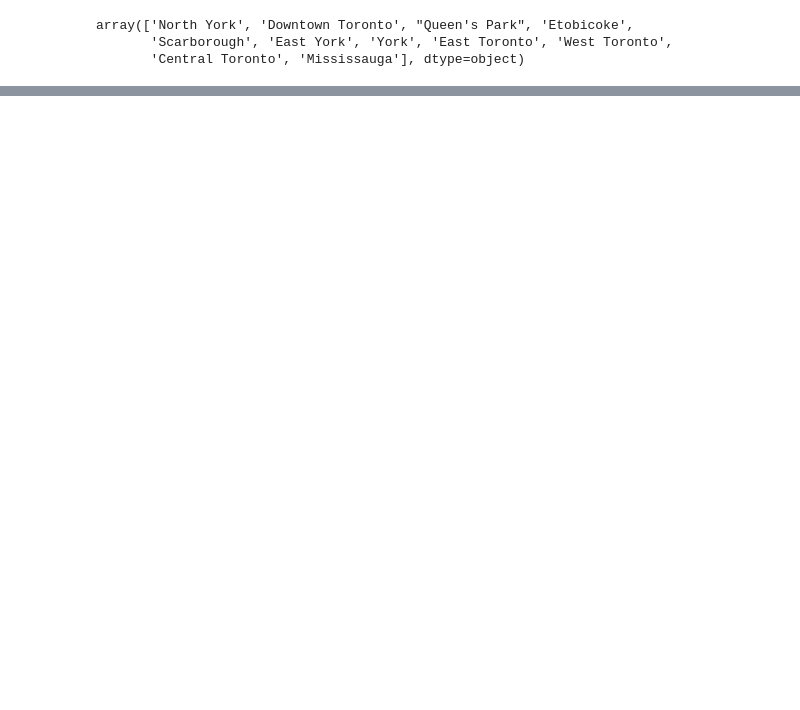
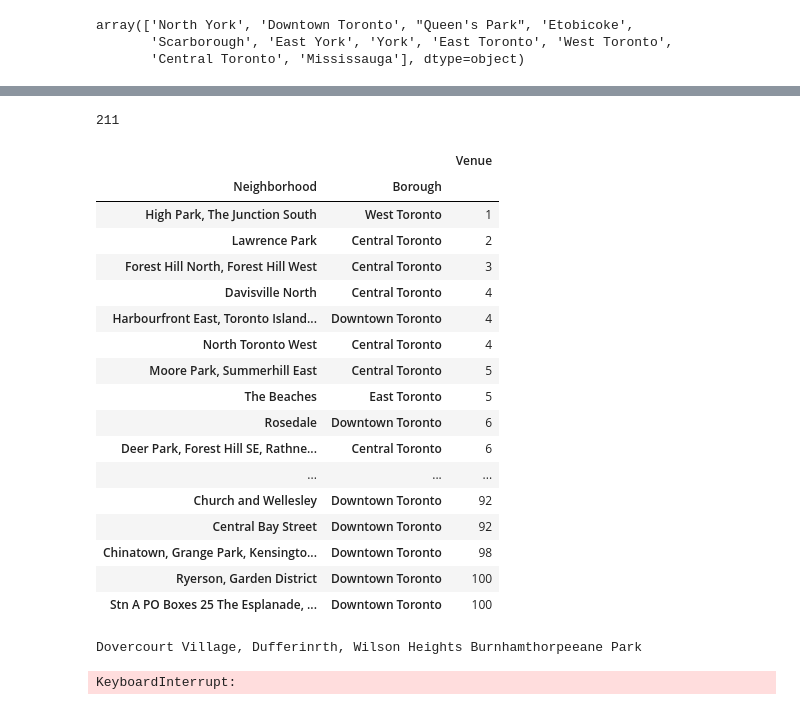
Before and after one commit to rareal/Coursera_Capstone, a Jupyter notebook: Toronto_neigh_Cluster.ipynb, the cells around one changed output, grey strips where cells are left out. Cells and saved outputs as stored; diff of their text form; code cells hidden in the pictures; blank space fills up the shorter version.

```diff
--- a/Toronto_neigh_Cluster.ipynb
+++ b/Toronto_neigh_Cluster.ipynb
@@ -87,0 +257,12 @@ foursquare_cred = pd.read_csv('foursquare_cred') # saved locally and ignored in
+# %%
+# function that extracts the category of the venue
+def get_category_type(row):
+    try:
+        categories_list = row['categories']
+    except:
+        categories_list = row['venue.categories']
+
+    if len(categories_list) == 0:
+        return None
+    else:
+        return categories_list[0]['name']
@@ -87,0 +292,27 @@ foursquare_cred = pd.read_csv('foursquare_cred') # saved locally and ignored in
+# %%
+def getNearbyVenues(Borough, Neighborhood, latitudes, longitudes, radius=500):
+    venues_list=[]
+    for Borough, Neighborhood, lat, lng in zip(Borough, Neighborhood, latitudes, longitudes):
+        print(Neighborhood,end='\r')
+        # create the API request URL
+        url = 'https://api.foursquare.com/v2/venues/explore?&client_id={}&client_secret={}&v={}&ll={},{}&radius={}&limit={}'.format(
+            CLIENT_ID, CLIENT_SECRET,VERSION,lat,lng,radius,LIMIT)
+        # make the GET request
+        results = requests.get(url).json()["response"]['groups'][0]['items']
+        # return only relevant information for each nearby venue
+        venues_list.append([(
+            Borough, Neighborhood,
+            lat,
+            lng,
+            v['venue']['name'],
+            v['venue']['location']['lat'],
+            v['venue']['location']['lng'],
+            v['venue']['categories'][0]['name']) for v in results])
+    nearby_venues = pd.DataFrame([item for venue_list in venues_list for item in venue_list])
+    nearby_venues.columns = ['Borough','Neighborhood','Neighborhood Latitude','Neighborhood Longitude',
+                             'Venue','Venue Latitude','Venue Longitude', 'Venue Category']
+    return(nearby_venues)
+# %%
+toronto_venues = getNearbyVenues(dbto_gr_joined2.Borough,dbto_gr_joined2.Neighbourhood,
+                                   dbto_gr_joined2.Latitude,
+                                   dbto_gr_joined2.Longitude)
@@ -87,0 +370,36 @@ foursquare_cred = pd.read_csv('foursquare_cred') # saved locally and ignored in
+# %%
+# unique venue categories
+len(toronto_venues['Venue Category'].unique())
+# %% [output]
+211
+# %%
+toronto_venues2 = toronto_venues.copy()
+toronto_venues2['Borough'] = [dbto_gr_joined2.Borough[dbto_gr_joined2.Neighbourhood==x].values[0] for x in toronto_venues.Neighborhood]
+# %%
+toronto_venues2.groupby(['Neighborhood','Borough']).count()[['Venue']].sort_values(by='Venue')
+# %% [output]
+|  |  | Venue |
+| Neighborhood | Borough |  |
+| High Park, The Junction South | West Toronto | 1 |
+| Lawrence Park | Central Toronto | 2 |
+| Forest Hill North, Forest Hill West | Central Toronto | 3 |
+| Davisville North | Central Toronto | 4 |
+| Harbourfront East, Toronto Island... | Downtown Toronto | 4 |
+| North Toronto West | Central Toronto | 4 |
+| Moore Park, Summerhill East | Central Toronto | 5 |
+| The Beaches | East Toronto | 5 |
+| Rosedale | Downtown Toronto | 6 |
+| Deer Park, Forest Hill SE, Rathne... | Central Toronto | 6 |
+| ... | ... | ... |
+| Church and Wellesley | Downtown Toronto | 92 |
+| Central Bay Street | Downtown Toronto | 92 |
+| Chinatown, Grange Park, Kensingto... | Downtown Toronto | 98 |
+| Ryerson, Garden District | Downtown Toronto | 100 |
+| Stn A PO Boxes 25 The Esplanade, ... | Downtown Toronto | 100 |
+# %%
+toronto_venues3 = getNearbyVenues(ToNeighLL.Borough,ToNeighLL.Neighbourhood,
+                                   ToNeighLL.Latitude,
+                                   ToNeighLL.Longitude)
+# %% [output]
+Dovercourt Village, Dufferinrth, Wilson Heights Burnhamthorpeeane Park
+KeyboardInterrupt:
```
Also changed, not shown: parts of 32 cells of this notebook, 1 other file.
